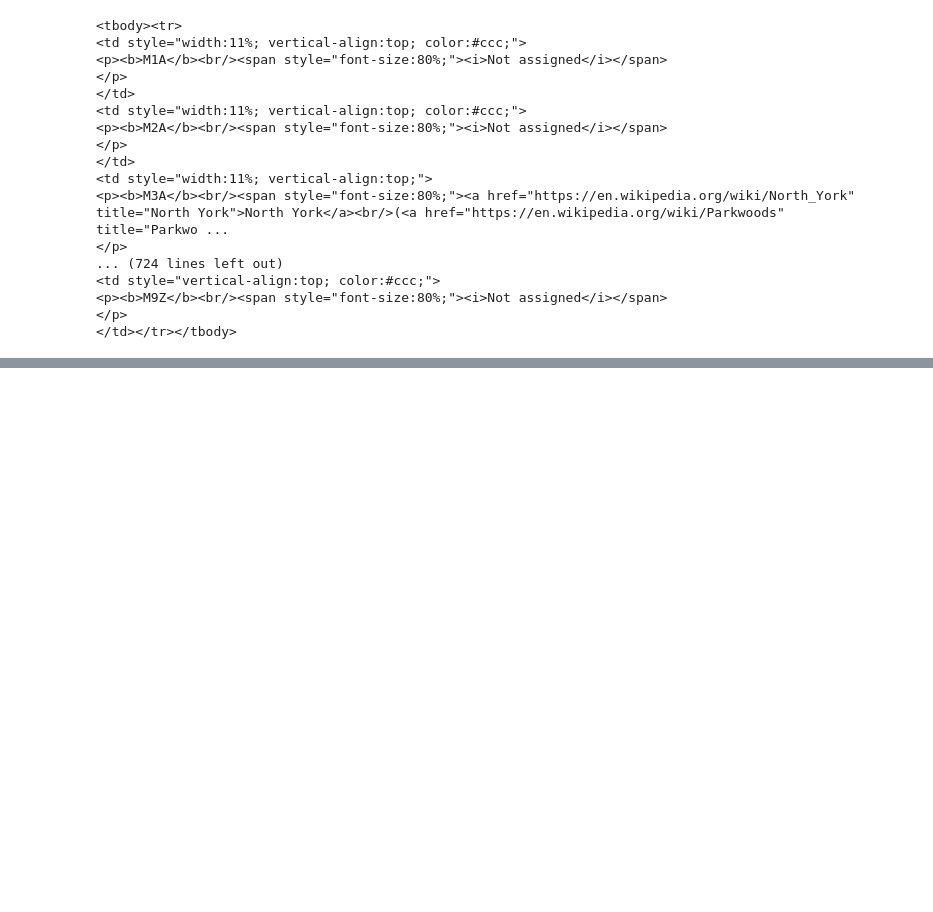
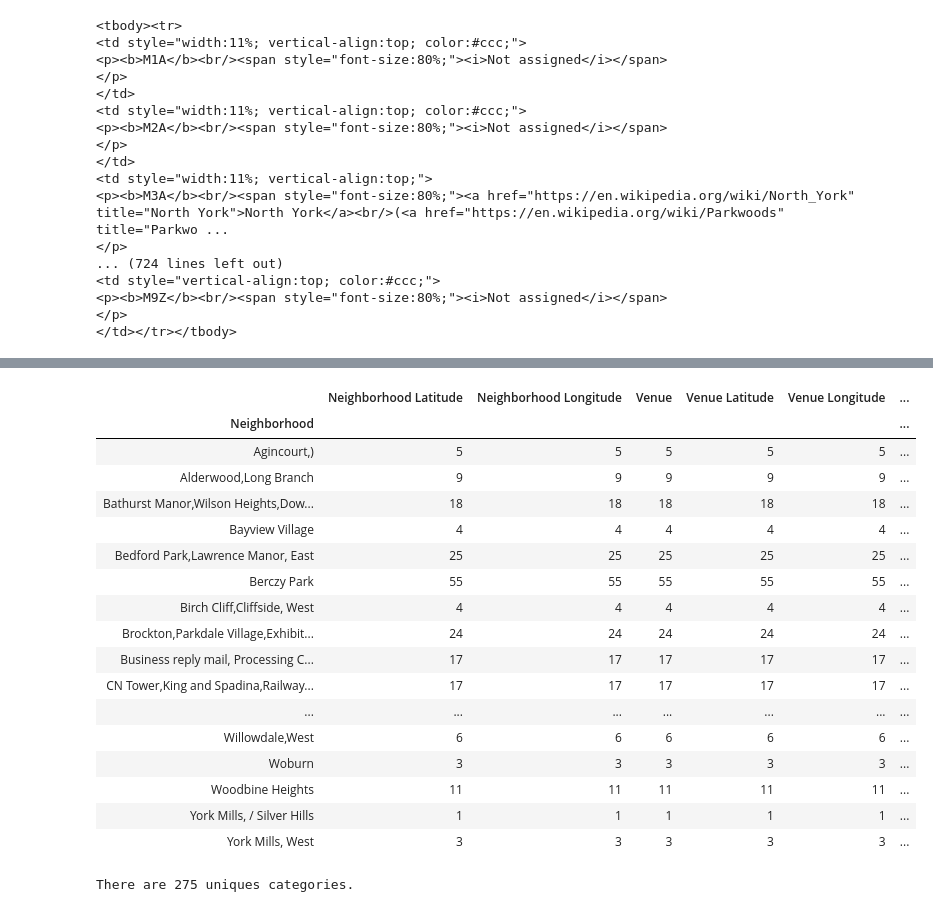
Before and after one commit to George-cq/george-cq-repository, a Jupyter notebook: Capstone Project Lab3.ipynb, the cells around one changed output, grey strips where cells are left out. Cells and saved outputs as stored; diff of their text form; code cells hidden in the pictures; blank space fills up the shorter version.

```diff
--- a/Capstone Project Lab3.ipynb
+++ b/Capstone Project Lab3.ipynb
@@ -91,0 +219,3 @@ neighborhoods
+# %%
+results = requests.get(url).json()
+results
@@ -91,0 +240,26 @@ neighborhoods
+# %%
+# function that extracts the category of the venue
+def get_category_type(row):
+    try:
+        categories_list = row['categories']
+    except:
+        categories_list = row['venue.categories']
+
+    if len(categories_list) == 0:
+        return None
+    else:
+        return categories_list[0]['name']
+# %%
+venues = results['response']['groups'][0]['items']
+
+nearby_venues = json_normalize(venues) # flatten JSON
+
+# filter columns
+filtered_columns = ['venue.name', 'venue.categories', 'venue.location.lat', 'venue.location.lng']
+nearby_venues =nearby_venues.loc[:, filtered_columns]
+
+# filter the category for each row
+nearby_venues['venue.categories'] = nearby_venues.apply(get_category_type, axis=1)
+
+# clean columns
+nearby_venues.columns = [col.split(".")[-1] for col in nearby_venues.columns]
@@ -91,0 +340,5 @@ neighborhoods
+# %%
+venues = getNearbyVenues(names=neighborhoods['Neighborhood'],
+                                   latitudes=neighborhoods['latitude'],
+                                   longitudes=neighborhoods['longitude']
+                                  )
@@ -91,0 +365,25 @@ neighborhoods
+# %%
+venues.groupby('Neighborhood').count()
+# %% [output]
+|  | Neighborhood Latitude | Neighborhood Longitude | Venue | Venue Latitude | Venue Longitude | ... |
+| Neighborhood |  |  |  |  |  | ... |
+| Agincourt,) | 5 | 5 | 5 | 5 | 5 | ... |
+| Alderwood,Long Branch | 9 | 9 | 9 | 9 | 9 | ... |
+| Bathurst Manor,Wilson Heights,Dow... | 18 | 18 | 18 | 18 | 18 | ... |
+| Bayview Village | 4 | 4 | 4 | 4 | 4 | ... |
+| Bedford Park,Lawrence Manor, East | 25 | 25 | 25 | 25 | 25 | ... |
+| Berczy Park | 55 | 55 | 55 | 55 | 55 | ... |
+| Birch Cliff,Cliffside, West | 4 | 4 | 4 | 4 | 4 | ... |
+| Brockton,Parkdale Village,Exhibit... | 24 | 24 | 24 | 24 | 24 | ... |
+| Business reply mail, Processing C... | 17 | 17 | 17 | 17 | 17 | ... |
+| CN Tower,King and Spadina,Railway... | 17 | 17 | 17 | 17 | 17 | ... |
+| ... | ... | ... | ... | ... | ... | ... |
+| Willowdale,West | 6 | 6 | 6 | 6 | 6 | ... |
+| Woburn | 3 | 3 | 3 | 3 | 3 | ... |
+| Woodbine Heights | 11 | 11 | 11 | 11 | 11 | ... |
+| York Mills, / Silver Hills | 1 | 1 | 1 | 1 | 1 | ... |
+| York Mills, West | 3 | 3 | 3 | 3 | 3 | ... |
+# %%
+print('There are {} uniques categories.'.format(len(venues['Venue Category'].unique())))
+# %% [output]
+There are 275 uniques categories.
```
Also changed, not shown: parts of 45 cells of this notebook.
